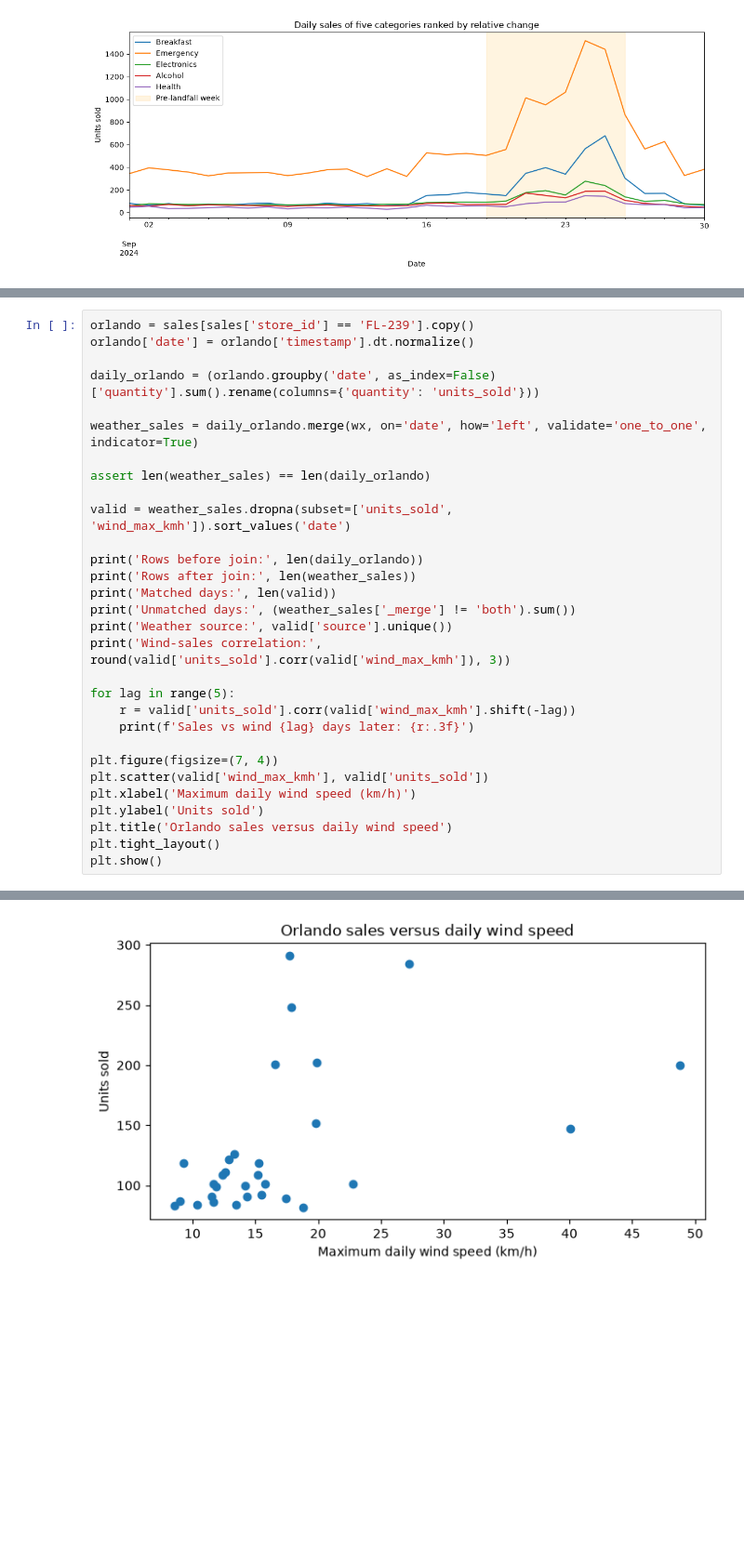
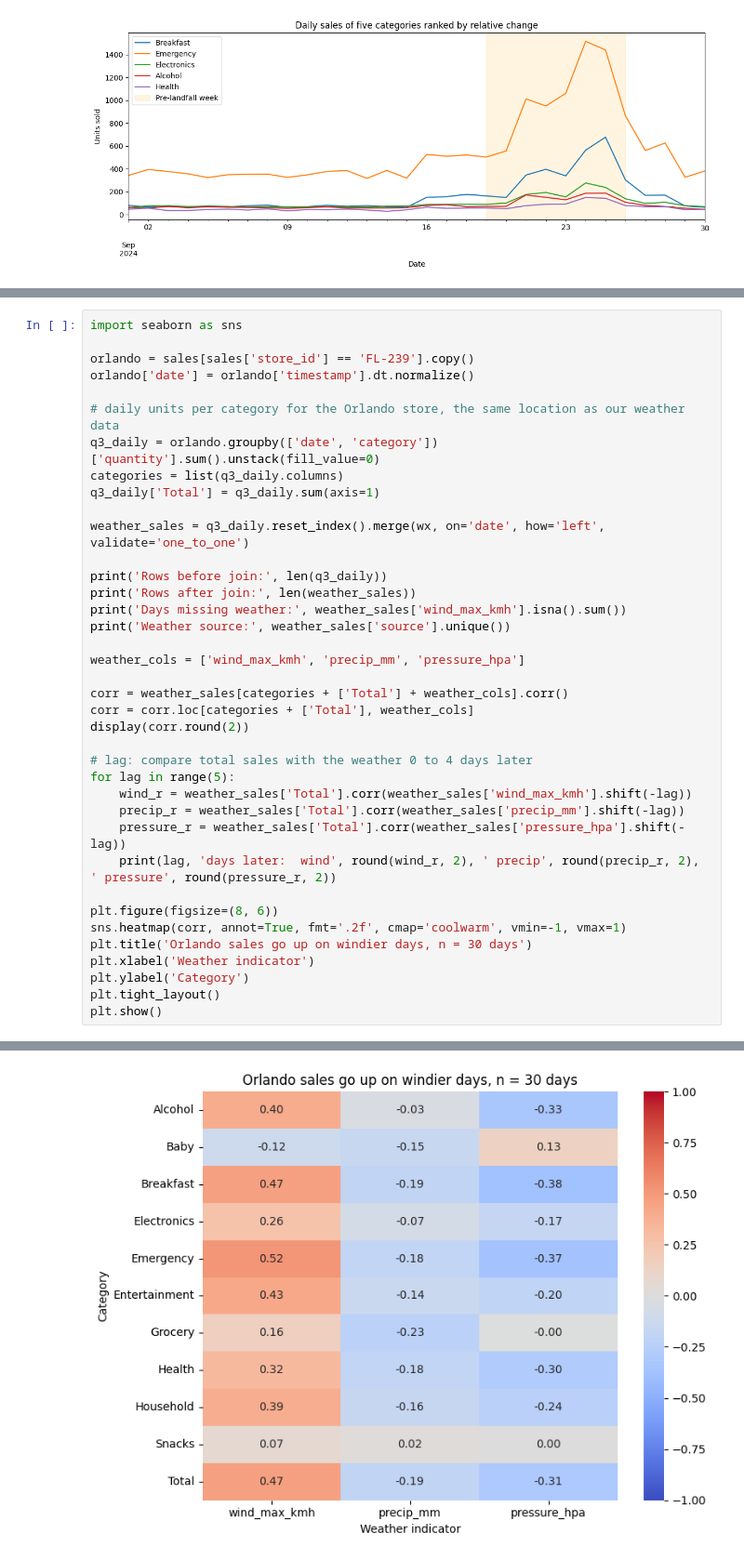
Before and after one commit to hyunderscore/walmart-hurricane-project, a Jupyter notebook: notebooks/team_notebook.ipynb, the cells around one changed output, grey strips where cells are left out. Shown at 93% size. Drawn from its saved outputs; the diff is of its cells as text; blank space fills up the shorter version.

Commit message:
added Q4 and Q5, Q3 weather analysis, cleaning fixes and data loading, updated format in notebook

```diff
--- a/notebooks/team_notebook.ipynb
+++ b/notebooks/team_notebook.ipynb
@@ -390,31 +440,39 @@ The cleaning pipeline consolidated 45 original SKUs into 23 canonical products.
 # %%
+import seaborn as sns
+
 orlando = sales[sales['store_id'] == 'FL-239'].copy()
 orlando['date'] = orlando['timestamp'].dt.normalize()
 
-daily_orlando = (orlando.groupby('date', as_index=False)['quantity'].sum().rename(columns={'quantity': 'units_sold'}))
+# daily units per category for the Orlando store, the same location as our weather data
+q3_daily = orlando.groupby(['date', 'category'])['quantity'].sum().unstack(fill_value=0)
+categories = list(q3_daily.columns)
+q3_daily['Total'] = q3_daily.sum(axis=1)
 
-weather_sales = daily_orlando.merge(wx, on='date', how='left', validate='one_to_one', indicator=True)
+weather_sales = q3_daily.reset_index().merge(wx, on='date', how='left', validate='one_to_one')
 
-assert len(weather_sales) == len(daily_orlando)
+print('Rows before join:', len(q3_daily))
+print('Rows after join:', len(weather_sales))
+print('Days missing weather:', weather_sales['wind_max_kmh'].isna().sum())
+print('Weather source:', weather_sales['source'].unique())
 
-valid = weather_sales.dropna(subset=['units_sold', 'wind_max_kmh']).sort_values('date')
+weather_cols = ['wind_max_kmh', 'precip_mm', 'pressure_hpa']
 
-print('Rows before join:', len(daily_orlando))
-print('Rows after join:', len(weather_sales))
-print('Matched days:', len(valid))
-print('Unmatched days:', (weather_sales['_merge'] != 'both').sum())
-print('Weather source:', valid['source'].unique())
-print('Wind-sales correlation:', round(valid['units_sold'].corr(valid['wind_max_kmh']), 3))
+corr = weather_sales[categories + ['Total'] + weather_cols].corr()
+corr = corr.loc[categories + ['Total'], weather_cols]
+display(corr.round(2))
 
+# lag: compare total sales with the weather 0 to 4 days later
 for lag in range(5):
-    r = valid['units_sold'].corr(valid['wind_max_kmh'].shift(-lag))
-    print(f'Sales vs wind {lag} days later: {r:.3f}')
+    wind_r = weather_sales['Total'].corr(weather_sales['wind_max_kmh'].shift(-lag))
+    precip_r = weather_sales['Total'].corr(weather_sales['precip_mm'].shift(-lag))
+    pressure_r = weather_sales['Total'].corr(weather_sales['pressure_hpa'].shift(-lag))
+    print(lag, 'days later:  wind', round(wind_r, 2), ' precip', round(precip_r, 2), ' pressure', round(pressure_r, 2))
 
-plt.figure(figsize=(7, 4))
-plt.scatter(valid['wind_max_kmh'], valid['units_sold'])
-plt.xlabel('Maximum daily wind speed (km/h)')
-plt.ylabel('Units sold')
-plt.title('Orlando sales versus daily wind speed')
+plt.figure(figsize=(8, 6))
+sns.heatmap(corr, annot=True, fmt='.2f', cmap='coolwarm', vmin=-1, vmax=1)
+plt.title('Orlando sales go up on windier days, n = 30 days')
+plt.xlabel('Weather indicator')
+plt.ylabel('Category')
 plt.tight_layout()
 plt.show()
 # %% [output]
@@ -434 +502 @@ Sales vs wind 4 days later: 0.509
-[figure, old version]
+[figure, new version]
```
Also changed, not shown: parts of 33 cells of this notebook.
